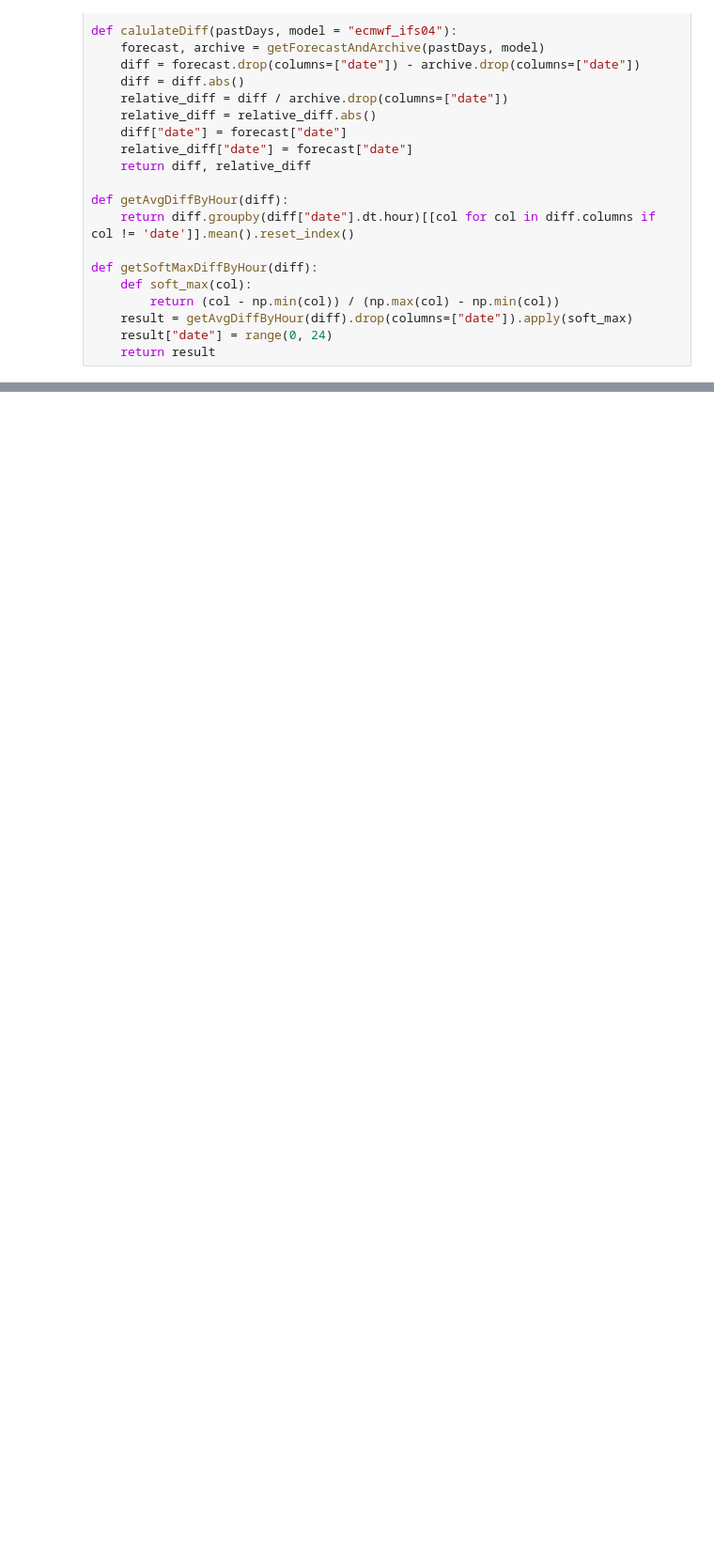
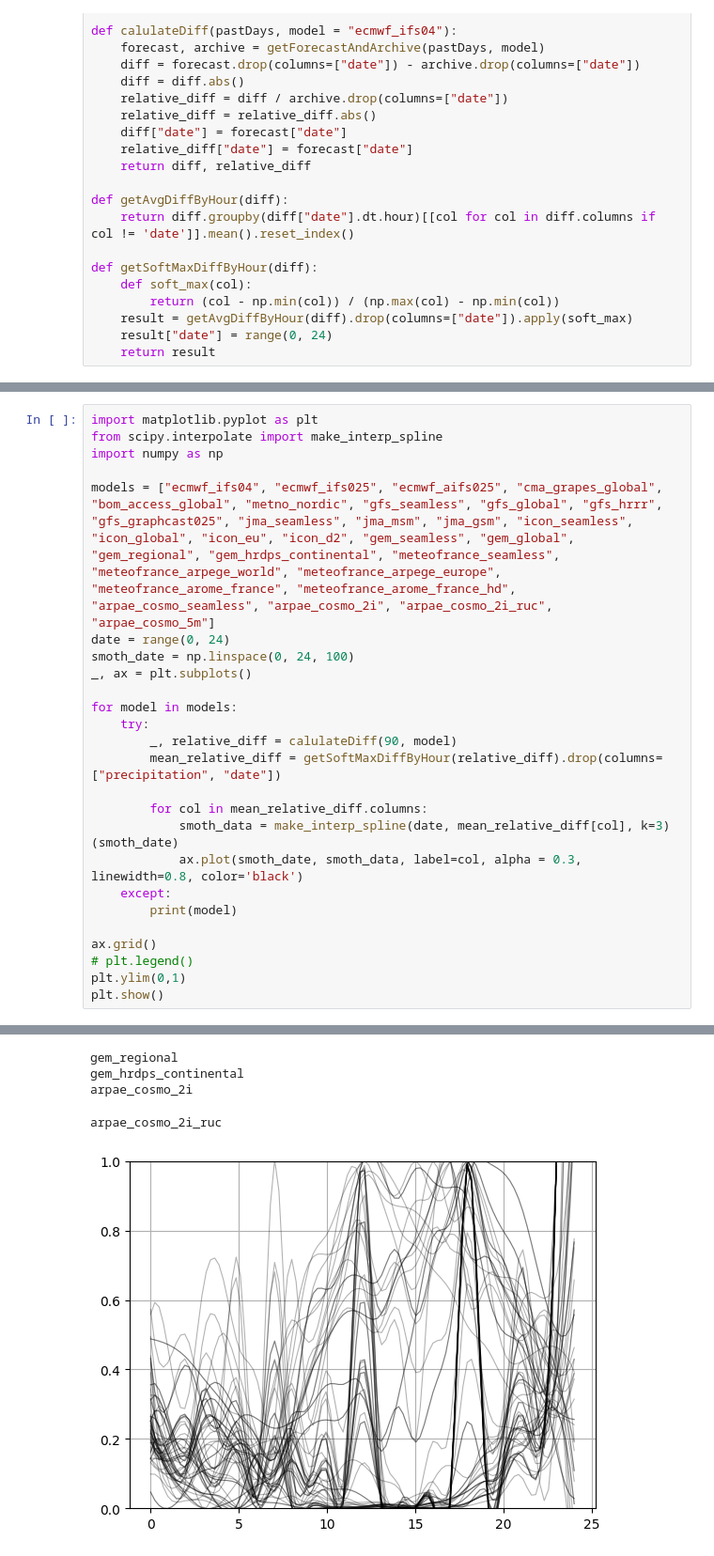
Before and after one commit to adamowski137/WeatherStatistics, a Jupyter notebook: Server/forecats.ipynb, the cells around one changed output, grey strips where cells are left out. Shown at 94% size. Saved outputs shown, nothing was run; the diff lists cells and outputs as text; blank space fills up the shorter version.

```diff
--- a/Server/forecats.ipynb
+++ b/Server/forecats.ipynb
@@ -193,0 +194,26 @@ plt.show()
+# %%
+import matplotlib.pyplot as plt
+from scipy.interpolate import make_interp_spline
+import numpy as np
+
+models = ["ecmwf_ifs04", "ecmwf_ifs025", "ecmwf_aifs025", "cma_grapes_global", "bom_access_global", "metno_nordic", "gfs_seamless", "gfs_global", "gfs_hrrr", "gfs_graphcast025", "jma_seamless", "jma_msm", "jma_gsm", "icon_seamless", "icon_global", "icon_eu", "icon_d2", "gem_seamless", "gem_global", "gem_regional", "gem_hrdps_continental", "meteofrance_seamless", "meteofrance_arpege_world", "meteofrance_arpege_europe", "meteofrance_arome_france", "meteofrance_arome_france_hd", "arpae_cosmo_seamless", "arpae_cosmo_2i", "arpae_cosmo_2i_ruc", "arpae_cosmo_5m"]
+date = range(0, 24)
+smoth_date = np.linspace(0, 24, 100)
+_, ax = plt.subplots()
+
+for model in models:
+    try:
+        _, relative_diff = calulateDiff(90, model)
+        mean_relative_diff = getSoftMaxDiffByHour(relative_diff).drop(columns=["precipitation", "date"])
+
+        for col in mean_relative_diff.columns:
+            smoth_data = make_interp_spline(date, mean_relative_diff[col], k=3)(smoth_date)
+            ax.plot(smoth_date, smoth_data, label=col, alpha = 0.3, linewidth=0.8, color='black')
+    except:
+        print(model)
+
+ax.grid()
+# plt.legend()
+plt.ylim(0,1)
+plt.show()
+# %% [output]
@@ -193,0 +224,5 @@ plt.show()
+gem_regional
+gem_hrdps_continental
+arpae_cosmo_2i
+arpae_cosmo_2i_ruc
+[figure, added]
```
Also changed, not shown: parts of 7 cells of this notebook, 2 other files.
